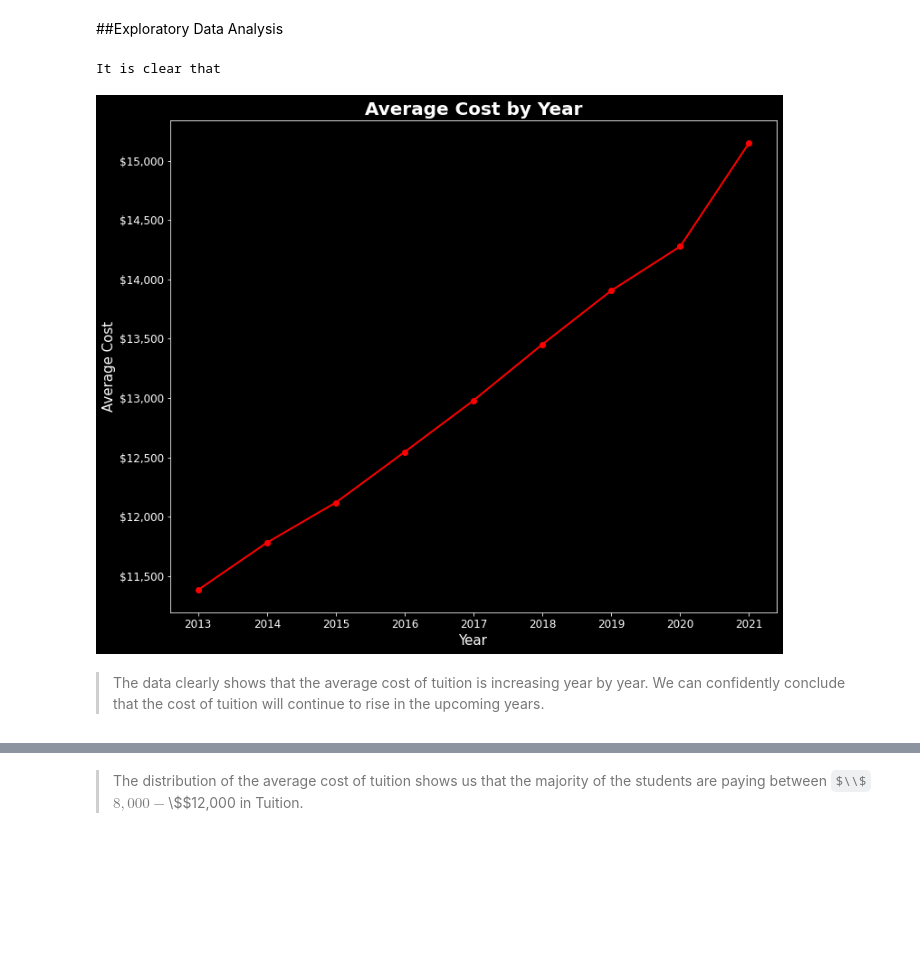
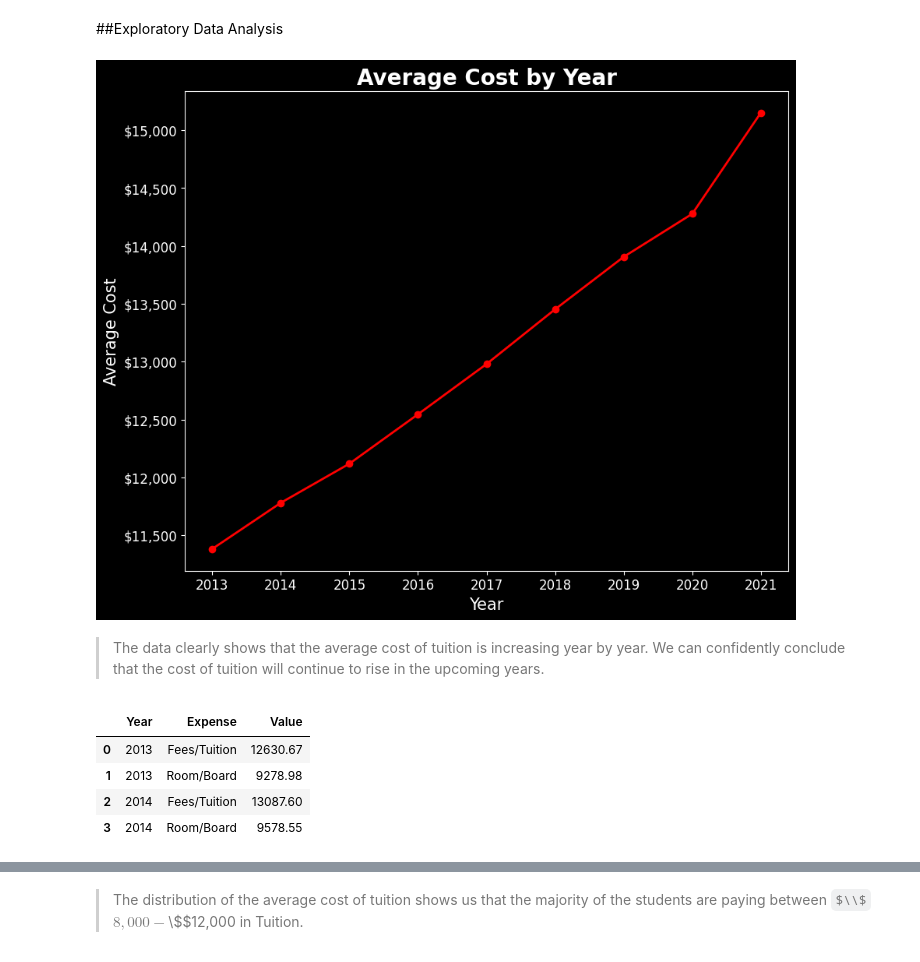
Before and after one commit to daisy-rivera/Cost-of-Undergraduate-Tuition, a Jupyter notebook: Project2_Part2.ipynb, the cells around one changed output, grey strips where cells are left out. Saved outputs shown, nothing was run; the diff lists cells and outputs as text; code cells hidden in the pictures; some formulas as TeX source; blank space fills up the shorter version.

```diff
--- a/Project2_Part2.ipynb
+++ b/Project2_Part2.ipynb
@@ -156,20 +159,28 @@ mldf = df.copy()
 # %%
 plt.style.use('dark_background')
 
 #filter for average cost per year
 year_average = df.groupby('Year')['Value'].mean().round(2)
 
 #plotting line graph
-fig, ax = plt.subplots(figsize=(12,10))
+fig, ax = plt.subplots(figsize=(10,8))
 plt.plot(year_average.index, year_average.values, marker='.',linewidth=2, markersize=12, color='red')
 plt.title('Average Cost by Year', fontsize=20, fontweight='bold')
 plt.ylabel('Average Cost',fontsize=15)
 plt.xlabel('Year',fontsize=15)
 plt.xticks(size=12)
 plt.yticks(size=12)
 ax.yaxis.set_major_formatter('${x:,.0f}');
 # %% [output]
-It is clear that
-[figure, old version]
+[figure, new version]
 # %% [markdown]
 > The data clearly shows that the average cost of tuition is increasing year by year. We can confidently conclude that the cost of tuition will continue to rise in the upcoming years.
+# %%
+year_average_exp = df.groupby(['Year','Expense']).mean().round(2).reset_index()
+year_average_exp.head(4)
+# %% [output]
+|  | Year | Expense | Value |
+| 0 | 2013 | Fees/Tuition | 12630.67 |
+| 1 | 2013 | Room/Board | 9278.98 |
+| 2 | 2014 | Fees/Tuition | 13087.60 |
+| 3 | 2014 | Room/Board | 9578.55 |
```
Also changed, not shown: parts of 20 cells of this notebook.
